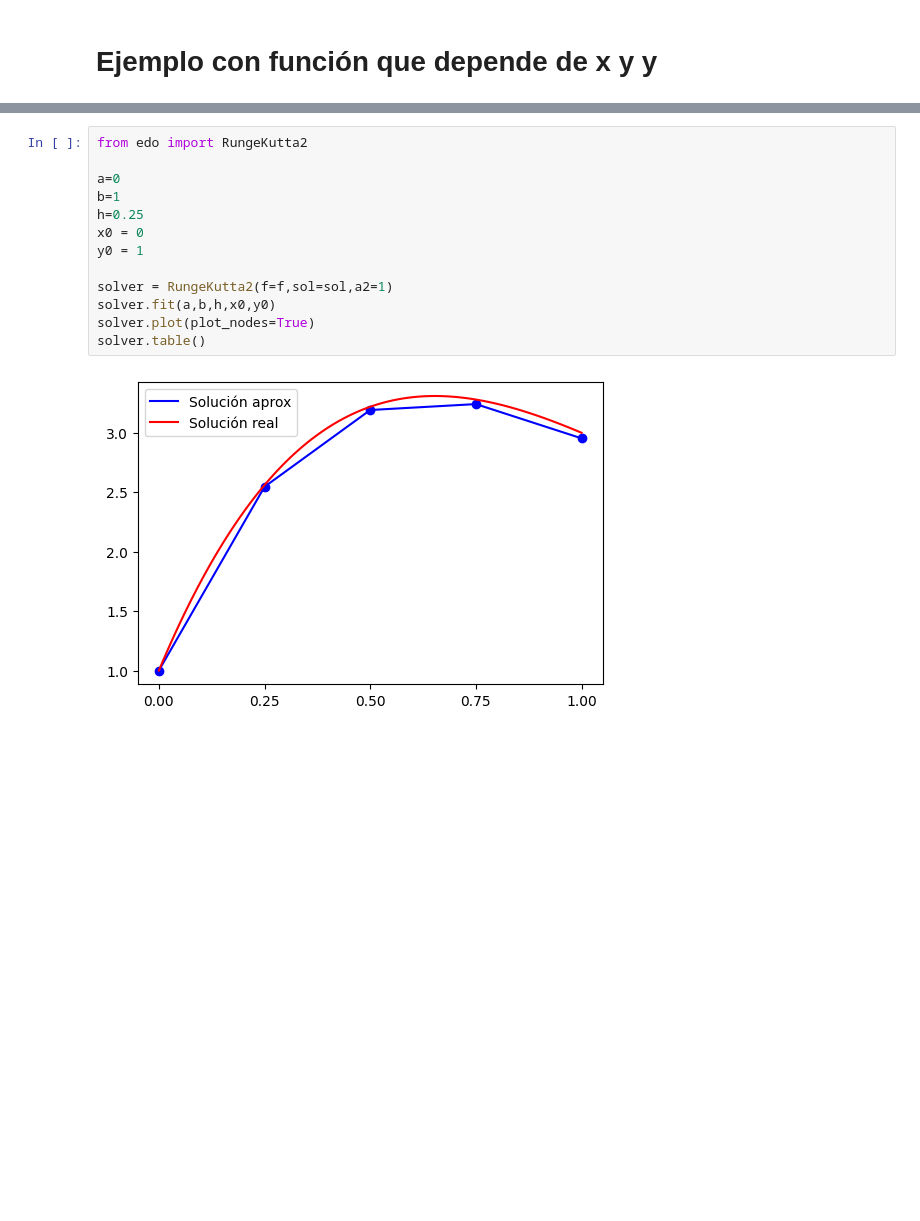
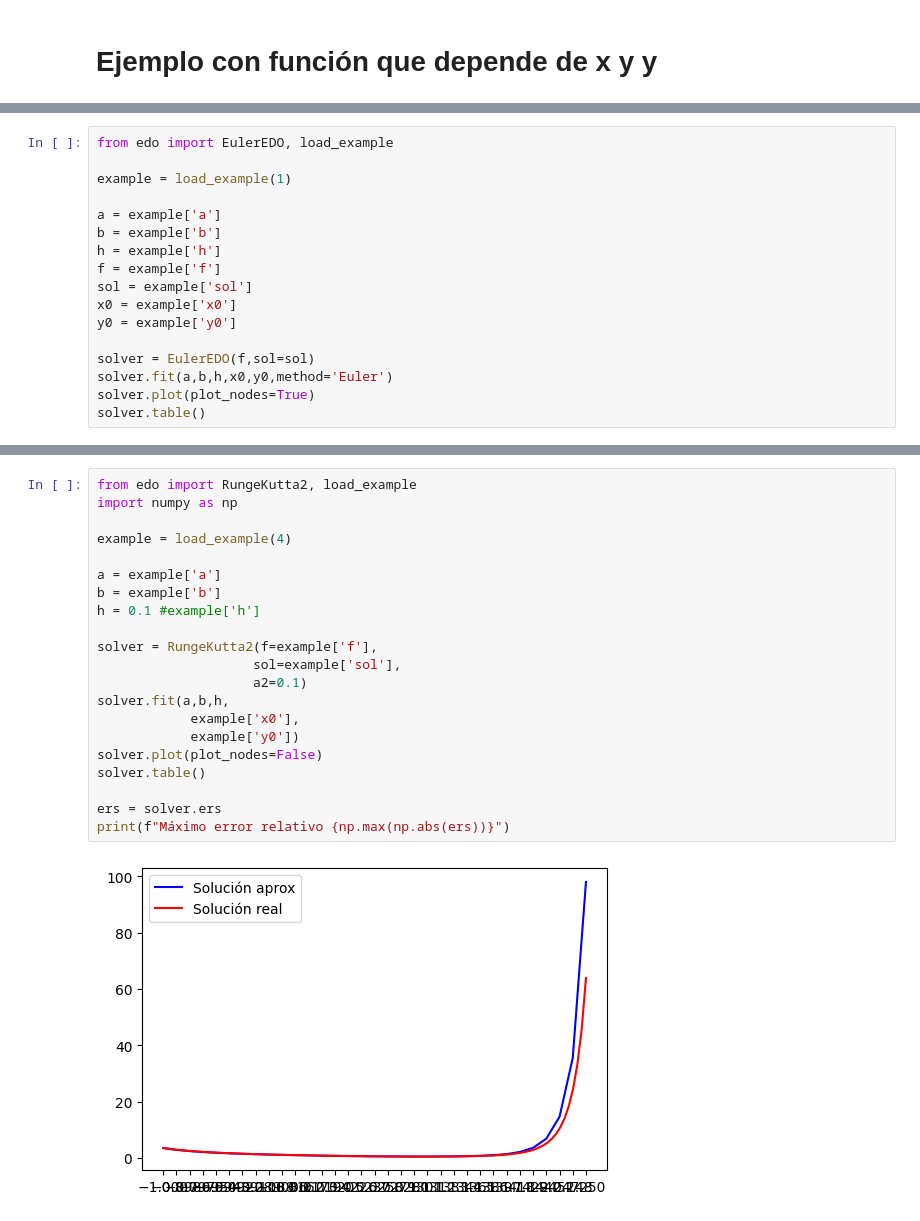
Before and after one commit to gmauricio-toledo/UNISON-teaching, a Jupyter notebook: EDO.ipynb, the cells around one changed output, grey strips where cells are left out. Saved outputs shown, nothing was run; the diff lists cells and outputs as text; blank space fills up the shorter version.

Commit message:
bank of EDO examples

```diff
--- a/EDO.ipynb
+++ b/EDO.ipynb
@@ -148,0 +138,17 @@ sol = lambda x:-0.5*x**4 + 4*x**3 - 10*x**2 + 8.5*x + 1
+# %%
+from edo import EulerEDO, load_example
+
+example = load_example(1)
+
+a = example['a']
+b = example['b']
+h = example['h']
+f = example['f']
+sol = example['sol']
+x0 = example['x0']
+y0 = example['y0']
+
+solver = EulerEDO(f,sol=sol)
+solver.fit(a,b,h,x0,y0,method='Euler')
+solver.plot(plot_nodes=True)
+solver.table()
@@ -212,16 +238,24 @@ x       y       y real  error rel
 # %%
-from edo import RungeKutta2
+from edo import RungeKutta2, load_example
+import numpy as np
 
-a=0
-b=1
-h=0.25
-x0 = 0
-y0 = 1
+example = load_example(4)
 
-solver = RungeKutta2(f=f,sol=sol,a2=1)
-solver.fit(a,b,h,x0,y0)
-solver.plot(plot_nodes=True)
+a = example['a']
+b = example['b']
+h = 0.1 #example['h']
+
+solver = RungeKutta2(f=example['f'],
+                    sol=example['sol'],
+                    a2=0.1)
+solver.fit(a,b,h,
+            example['x0'],
+            example['y0'])
+solver.plot(plot_nodes=False)
 solver.table()
+
+ers = solver.ers
+print(f"Máximo error relativo {np.max(np.abs(ers))}")
 # %% [output]
-[figure, old version]
+[figure, new version]
 x       y       y real  error rel
```
Also changed, not shown: parts of 6 cells of this notebook, 1 other file.
